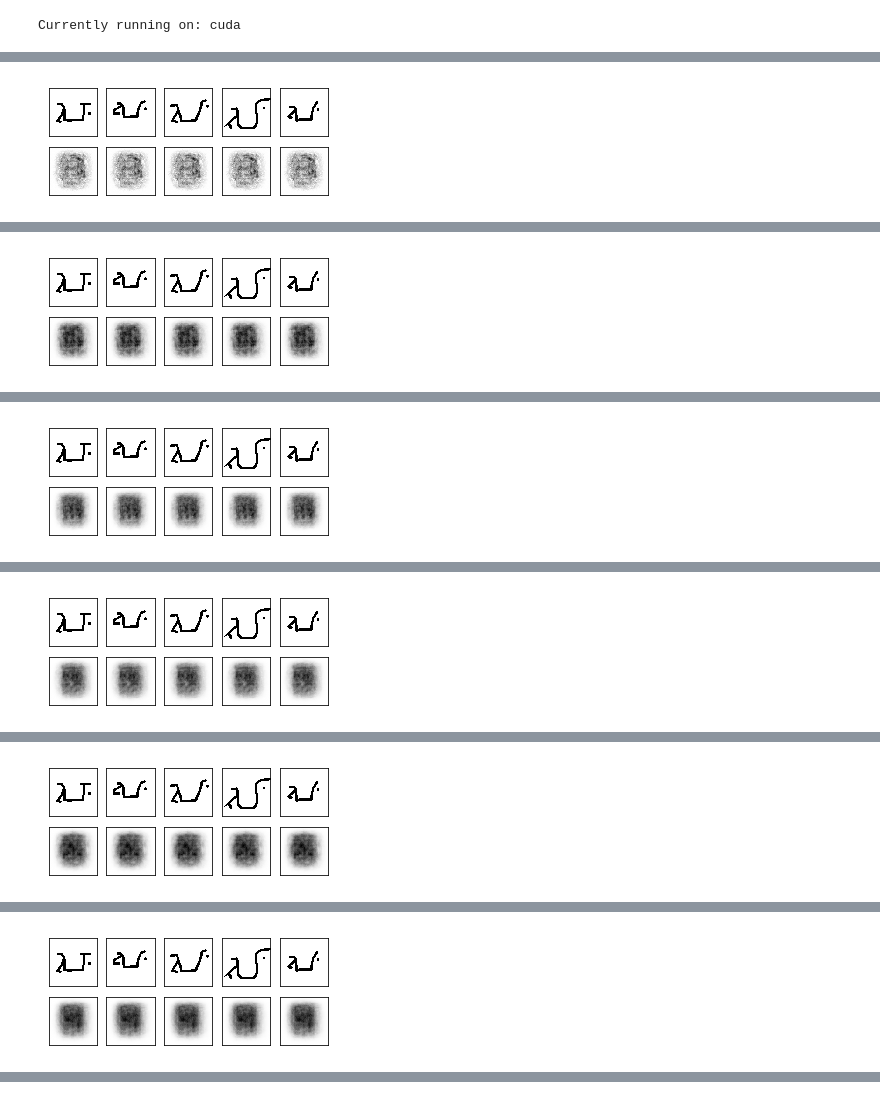
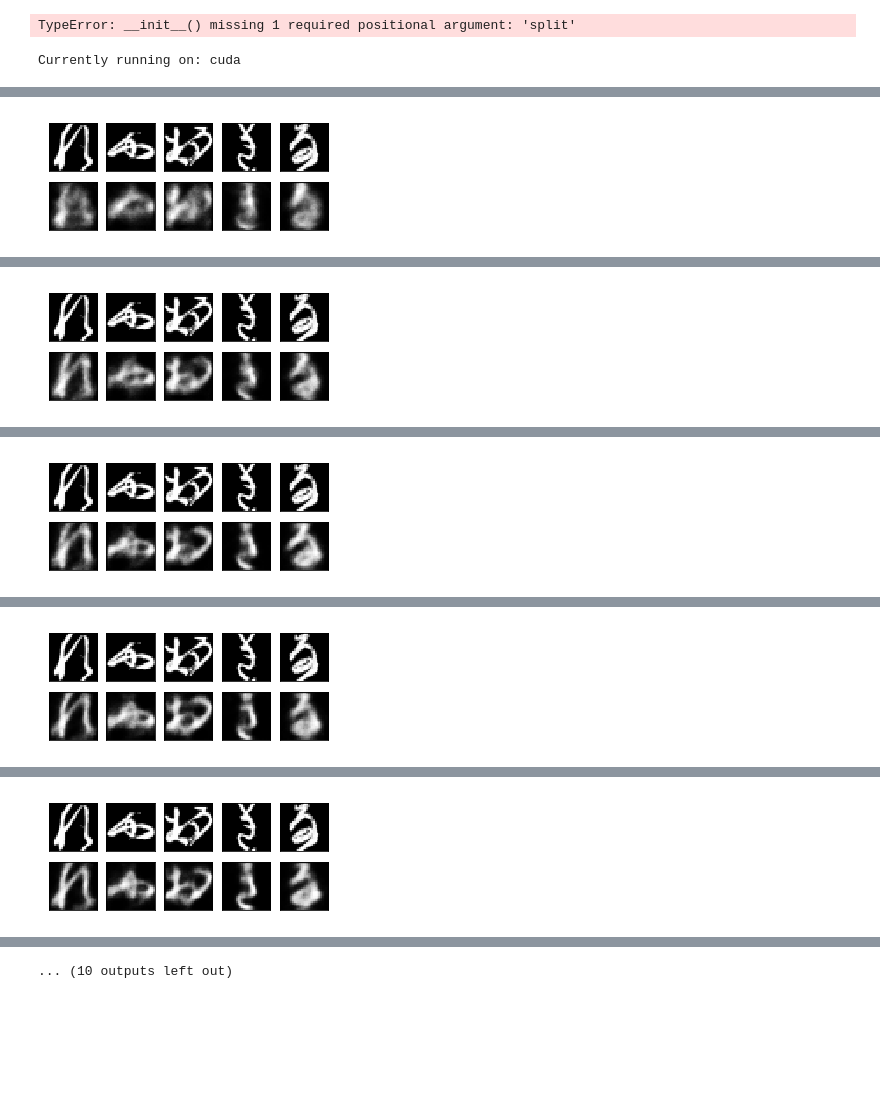
Before and after one commit to stefanklut/neural-image-compression, a Jupyter notebook: Incremental Autoencoder (Stefan)/Training Model.ipynb, the cells around one changed output, grey strips where cells are left out. Drawn from its saved outputs; the diff is of its cells as text; code cells hidden in the pictures; blank space fills up the shorter version.

Commit message:
Working version with three datasets

```diff
--- a/Incremental Autoencoder (Stefan)/Training Model.ipynb
+++ b/Incremental Autoencoder (Stefan)/Training Model.ipynb
@@ -24,43 +23,44 @@ torch.manual_seed(7212)
 np.random.seed(2980)
 # %%
 # Select which dataset to use
-dataset_name = "omniglot"
+dataset_name = "mnist"
+training = False
+img_size = 28
 
 if dataset_name == "mnist":
     # Mnist digits dataset (download if necessary)
-    train_data = torchvision.datasets.MNIST(
+    data = torchvision.datasets.MNIST(
         root='./Datasets/mnist/',
-        train=True,
+        train=training,
         transform=torchvision.transforms.ToTensor(),
         download=False,
     )
-    img_size = 28
+
 elif dataset_name == "fashion-mnist":
     # Fashion Mnist clothing dataset (download if necessary)
-    train_data = torchvision.datasets.FashionMNIST(
+    data = torchvision.datasets.FashionMNIST(
         root='./Datasets/fashion-mnist/',
-        train=True,
+        train=training,
         transform=torchvision.transforms.ToTensor(),
         download=False,
     )
-    img_size = 28
 
-elif dataset_name == "omniglot":
-    # Omniglot alphabets dataset (download if necessary)
-    train_data = torchvision.datasets.Omniglot(
-        root='./Datasets/omniglot/',
-        background=True,
+elif dataset_name == "kmnist":
+    # Fashion Mnist clothing dataset (download if necessary)
+    data = torchvision.datasets.KMNIST(
+        root='./Datasets/kmnist/',
+        train=training,
         transform=torchvision.transforms.ToTensor(),
         download=False,
     )
-    img_size = 105
 
-    train_data.data = torch.cat([train_data[i][0]*255 for i in range(len(train_data))])
 else:
     print("Could not find dataset")
 
 # Get the name of the dataset for saving the trained models
-save_extention = train_data.__class__.__name__
+save_extention = data.__class__.__name__
+# %% [output]
+TypeError: __init__() missing 1 required positional argument: 'split'
 # %%
 # Select which device to use, use the gpu if available
 device = torch.device("cuda" if torch.cuda.is_available() else "cpu")
@@ -168,5 +168,5 @@ def train_model(model_name, train_data, batch_size=64, epochs=10, save_as=None,
           "| Model saved as:", save_as + ".pt")
 # %%
 # Train regular Autoencoder
-train_model("LargeAutoEncoder", train_data, run_on=device, show_loss=False, n_test_img=5, epochs=10)
+train_model("AutoEncoder", data, run_on=device, show_loss=False, n_test_img=5, epochs=10)
 # %% [output]
@@ -175 +175 @@ Epoch:  0 | train loss: 0.0705
-[figure, old version]
+[figure, new version]
@@ -177 +177 @@ Epoch:  1 | train loss: 0.0625
-[figure, old version]
+[figure, new version]
@@ -179 +179 @@ Epoch:  2 | train loss: 0.0617
-[figure, old version]
+[figure, new version]
@@ -181 +181 @@ Epoch:  3 | train loss: 0.0502
-[figure, old version]
+[figure, new version]
@@ -183 +183 @@ Epoch:  4 | train loss: 0.0623
-[figure, old version]
+[figure, new version]
@@ -185 +183,0 @@ Epoch:  5 | train loss: 0.0594
-[figure, removed]
@@ -187,2 +185,3 @@ Epoch:  5 | train loss: 0.0594
+... (10 outputs left out)
 # %%
 # Train Random Autoencoder
```
Also changed, not shown: parts of 4 cells of this notebook, 2 other files.
